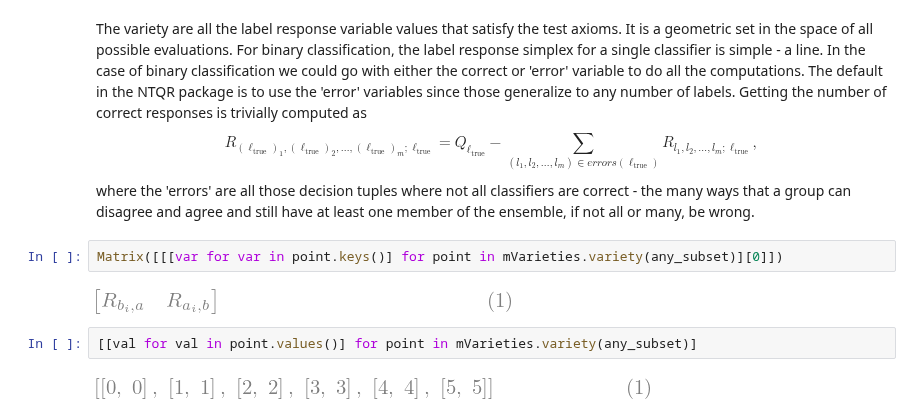
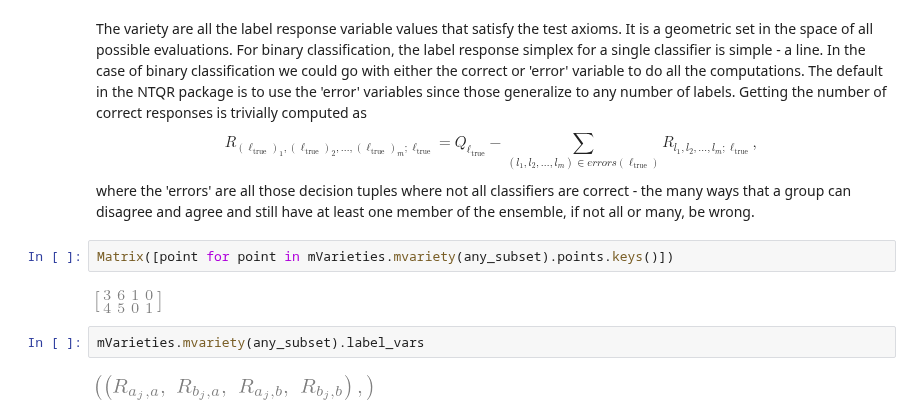
Before and after one commit to andrescorrada/IntroductionToAlgebraicEvaluation, a Jupyter notebook: python/docs/source/notebooks/AlgebraAndGeometryOfNTQR.ipynb, the cells around one changed output. Drawn from its saved outputs; the diff is of its cells as text.

```diff
--- a/python/docs/source/notebooks/AlgebraAndGeometryOfNTQR.ipynb
+++ b/python/docs/source/notebooks/AlgebraAndGeometryOfNTQR.ipynb
@@ -203,13 +203,13 @@ R_{(\ell_{\text{true}})_1, (\ell_{\text{true}})_2, \ldots, (\ell_{\text{true}})_
 \end{equation}
 where the 'errors' are all those decision tuples where not all classifiers are correct - the many ways that a group can disagree and agree and still have at least one member of the ensemble, if not all or many, be wrong.
 # %%
-Matrix([[[var for var in point.keys()] for point in mVarieties.variety(any_subset)][0]])
+Matrix([point for point in mVarieties.mvariety(any_subset).points.keys()])
 # %% [output]
-[figure, old version]
+[figure, new version]
-# %%
-[[val for val in point.values()] for point in mVarieties.variety(any_subset)]
-# %% [output]
-[figure, removed]
+# %%
+mVarieties.mvariety(any_subset).label_vars
+# %% [output]
+[figure, added]
 # %%
 # Another point in the answer-key Q-simplex yields different evaluations
 # for the same test results.
```
Also changed, not shown: parts of 10 cells of this notebook, 2 other files.
